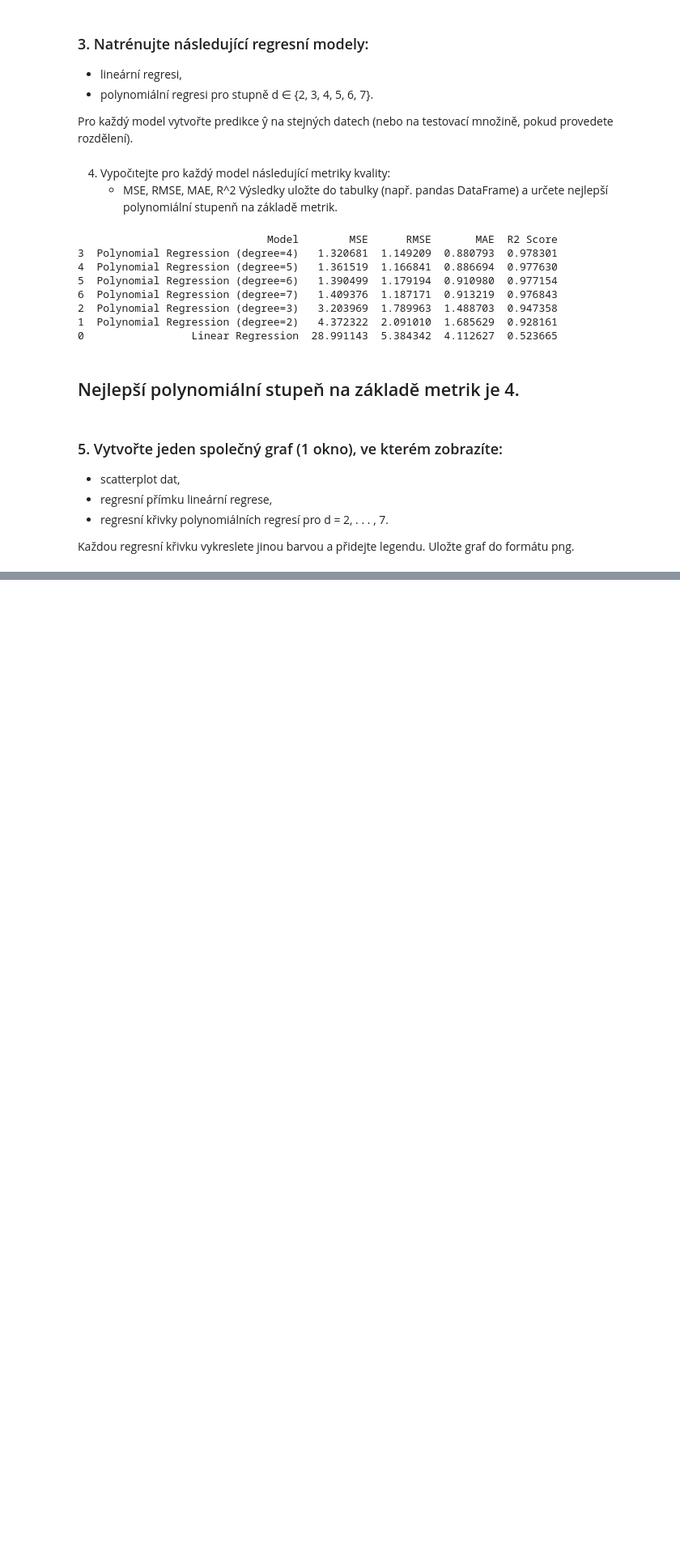
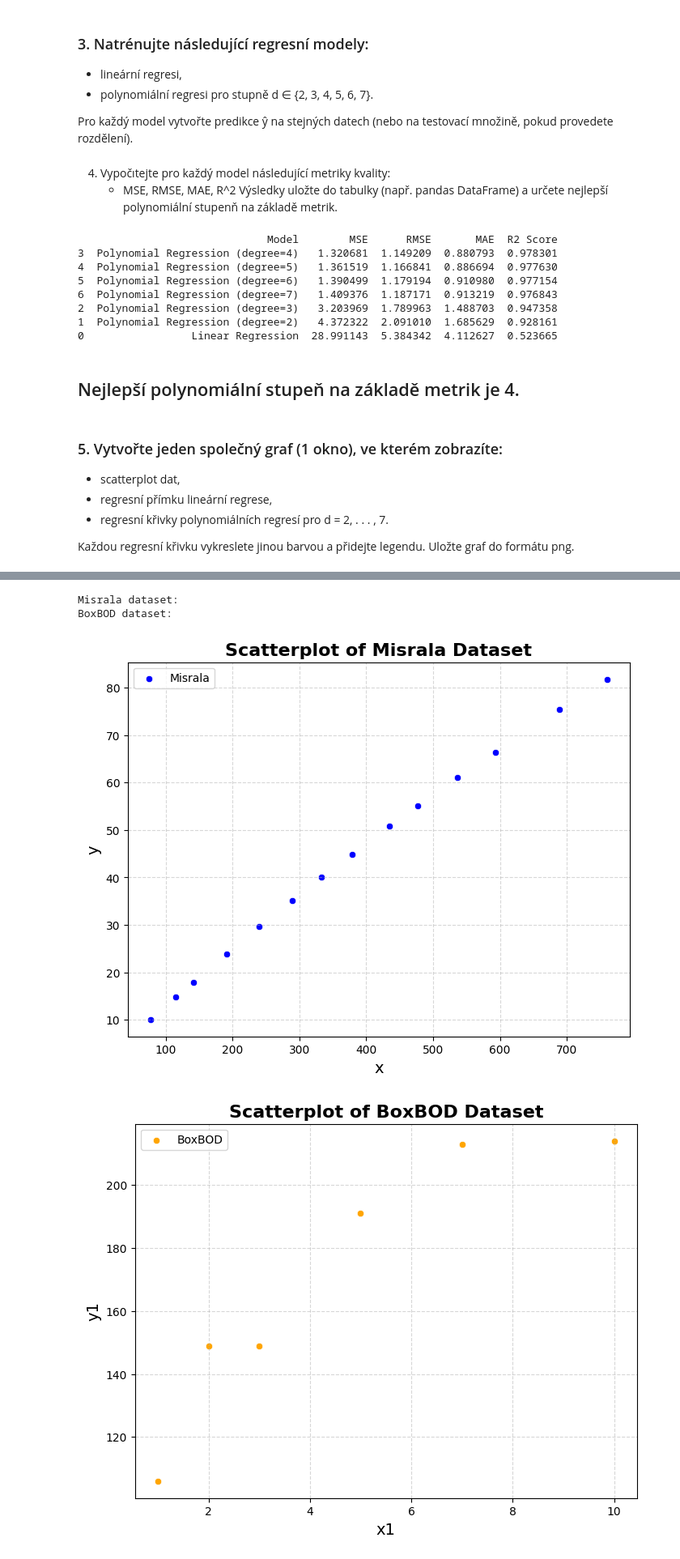
Before and after one commit to melancholy-txt/ujep, a Jupyter notebook: PSM/b1/visnak-regression.ipynb, the cells around one changed output, grey strips where cells are left out. Shown at 81% size. Drawn from its saved outputs; the diff is of its cells as text; code cells hidden in the pictures; blank space fills up the shorter version.

```diff
--- a/PSM/b1/visnak-regression.ipynb
+++ b/PSM/b1/visnak-regression.ipynb
@@ -187,0 +225,38 @@ print(y_poly_pred)
+# %%
+# Load misrala dataset
+misrala = pd.read_csv("Datasets/misrala.txt", sep=r'\s+', index_col=0)
+print("Misrala dataset:")
+# print(misrala)
+# print()
+
+# Load BoxBOD dataset
+boxbod = pd.read_csv("Datasets/BoxBOD.txt", sep=r'\s+', index_col=0)
+print("BoxBOD dataset:")
+# print(boxbod)
+
+# Plot Misrala dataset
+plt.figure(figsize=(8, 6))
+sns.scatterplot(data=misrala, x="x", y="y", color='blue', label='Misrala')
+plt.xlabel("x", fontsize=14)
+plt.ylabel("y", fontsize=14)
+plt.title("Scatterplot of Misrala Dataset", fontsize=16, fontweight='bold')
+plt.legend()
+plt.grid(True, linestyle='--', alpha=0.5)
+plt.savefig("misrala_scatter.png", dpi=300, bbox_inches='tight')
+plt.show()
+
+# Plot BoxBOD dataset
+plt.figure(figsize=(8, 6))
+sns.scatterplot(data=boxbod, x="x1", y="y1", color='orange', label='BoxBOD')
+plt.xlabel("x1", fontsize=14)
+plt.ylabel("y1", fontsize=14)
+plt.title("Scatterplot of BoxBOD Dataset", fontsize=16, fontweight='bold')
+plt.legend()
+plt.grid(True, linestyle='--', alpha=0.5)
+plt.savefig("boxbod_scatter.png", dpi=300, bbox_inches='tight')
+plt.show()
+# %% [output]
+Misrala dataset:
+BoxBOD dataset:
+[figure, added]
+[figure, added]
```
Also changed, not shown: parts of 6 cells of this notebook, 6 other files.
